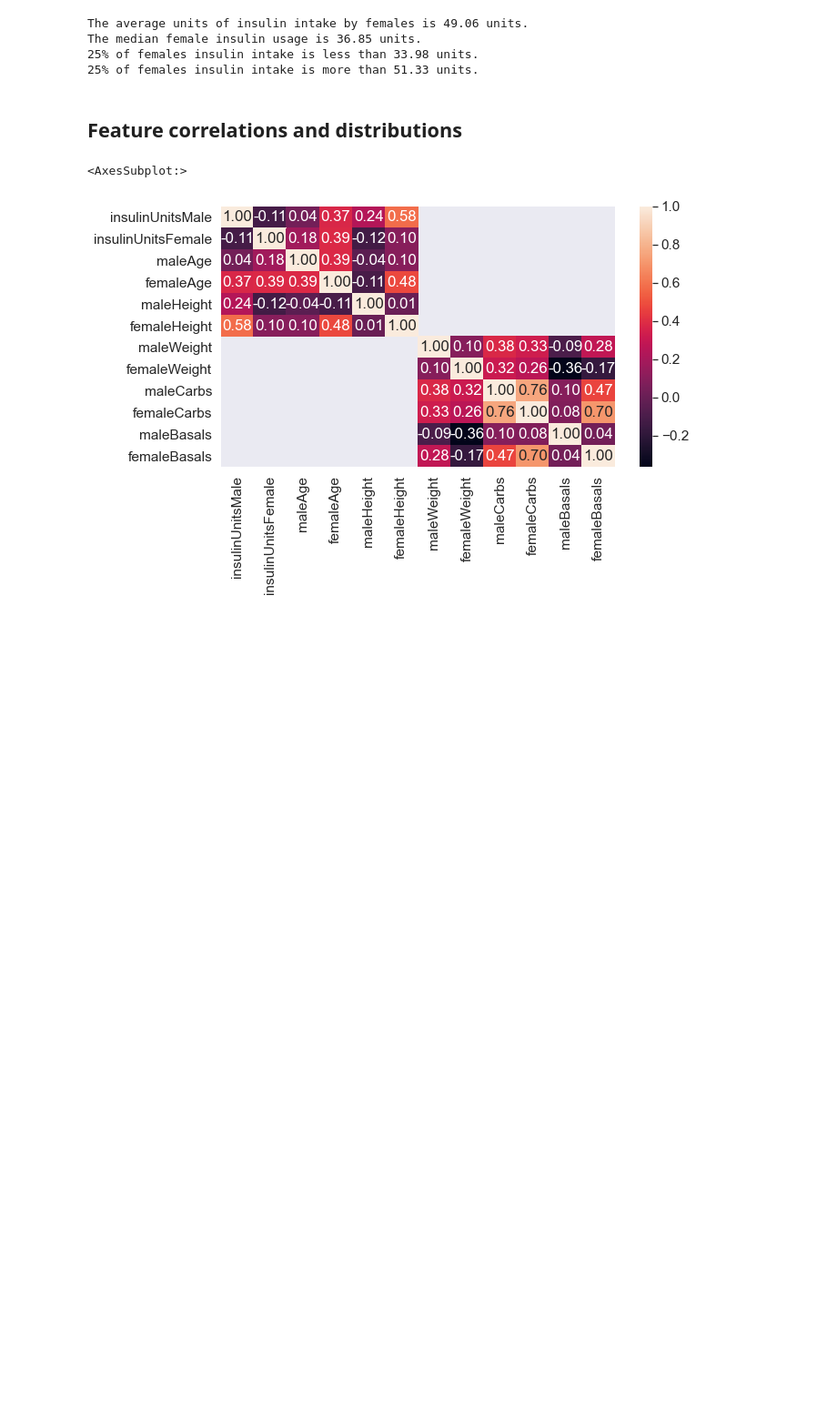
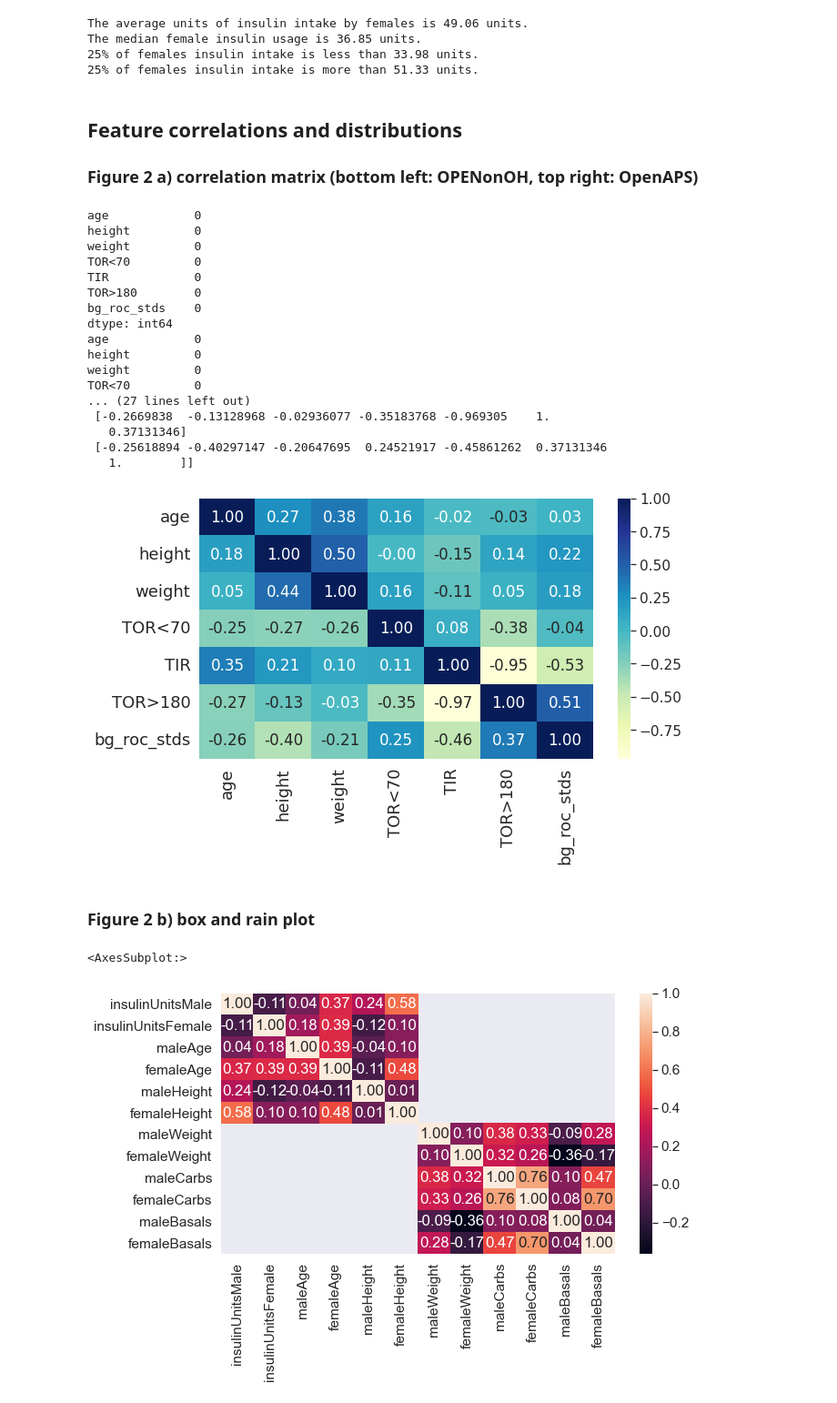
Before and after one commit to berndreinhold/OpenHumansDataTools, a Jupyter notebook: bin/GV-demographics-scripts/dataset_comp.ipynb, the cells around one changed output. Shown at 91% size. Cells and saved outputs as stored; diff of their text form; code cells hidden in the pictures; blank space fills up the shorter version.

Commit message:
feat(dataset_comp.ipynb): added correlation plot with OPENonOH and OpenAPS both contained.

```diff
--- a/bin/GV-demographics-scripts/dataset_comp.ipynb
+++ b/bin/GV-demographics-scripts/dataset_comp.ipynb
@@ -212,11 +105,0 @@ Name: DIYTech, dtype: int64
-# %%
-df['DoB'] = pd.to_datetime(df["DoB"], format='%d/%m/%Y')
-
-df['age'] = df['DoB'].apply(age)
-
-age_qtiles = df['age'].quantile([.25, .5, .75]).to_list()
-
-print('The average age of patients is {:.0f} years.'.format(df['age'].mean()))
-print('The median age of patients is {:.0f} years.'.format(age_qtiles[1]))
-print('25% of patients are younger than {:.0f} years.'.format(age_qtiles[0]))
-print('25% of patients are older than {:.0f} years.'.format(age_qtiles[2]))
@@ -317,7 +126,4 @@ The median female insulin usage is 36.85 units.
 25% of females insulin intake is more than 51.33 units.
 # %% [markdown]
 ## Feature correlations and distributions
+### Figure 2 a) correlation matrix (bottom left: OPENonOH, top right: OpenAPS)
-# %%
-df["height"] = df["height"].replace(regex={r'"': '', "'": '.', ' ': ''})
-df["height"] = pd.to_numeric(df["height"]) # in feet
-df["height"] = pd.to_numeric(df["height"]) * 30.48 # in inches
@@ -338,3 +130,60 @@ ax.tick_params(axis='x', rotation=90)
+# %%
+#dfcorr = df[[
+#    'age', 'height', 'weight', 'dailyCarbs', 'dailyInsulinUnits',
+#    'dailyBasalInsulinUnits'
+#]]
+dfcorr = df["OpenAPS"].copy()
+dfcorr = dfcorr.dropna(axis=0)
+print(dfcorr.isnull().sum())
+mat = {}  # correlation matrices, that are to be combined into one
+mat["OpenAPS"] = dfcorr.corr().to_numpy()
+
+dfcorr2 = df["OPENonOH"].copy()
+dfcorr2 = dfcorr2.dropna(axis=0)
+print(dfcorr2.isnull().sum())
+mat["OPENonOH"] = dfcorr2.corr().to_numpy()
+
+print(mat["OpenAPS"], mat["OPENonOH"])
+
+# combine the two correlation matrices
+
+mat["combined"] = mat["OpenAPS"]
+for i in range(mat["combined"].shape[0]):  # iterate over rows
+    for j in range(mat["combined"].shape[1]):  # iterate over columns
+        if i>j:
+            mat["combined"][i][j] = mat["OPENonOH"][i][j]
+# bottom left triangle: OPENonOH
+# top right triangle: OpenAPS
+
+df_combined = pd.DataFrame(mat["combined"], columns=dfcorr.columns, index=dfcorr.columns)
+
+sns.set(rc={'figure.figsize': (9.7, 5.27)})
+sns.set(font_scale=1.4)
+ax = sns.heatmap(df_combined, annot=True, fmt=".2f", cmap="YlGnBu")
+ax.set_yticklabels(ax.get_ymajorticklabels(), fontsize=18)
+ax.set_xticklabels(ax.get_xmajorticklabels(), fontsize=18)
+ax.tick_params(axis='x', rotation=90)
+# %% [output]
+age            0
+height         0
+weight         0
+TOR<70         0
+TIR            0
+TOR>180        0
+bg_roc_stds    0
+dtype: int64
+age            0
+height         0
+weight         0
+TOR<70         0
+... (27 lines left out)
+ [-0.2669838  -0.13128968 -0.02936077 -0.35183768 -0.969305    1.
+   0.37131346]
+ [-0.25618894 -0.40297147 -0.20647695  0.24521917 -0.45861262  0.37131346
+   1.        ]]
+[figure, added]
+# %% [markdown]
+### Figure 2 b) box and rain plot
 # %%
 df1 = df[[
     'age', 'height', 'weight', 'dailyCarbs', 'dailyInsulinUnits',
```
Also changed, not shown: parts of 15 cells of this notebook.
